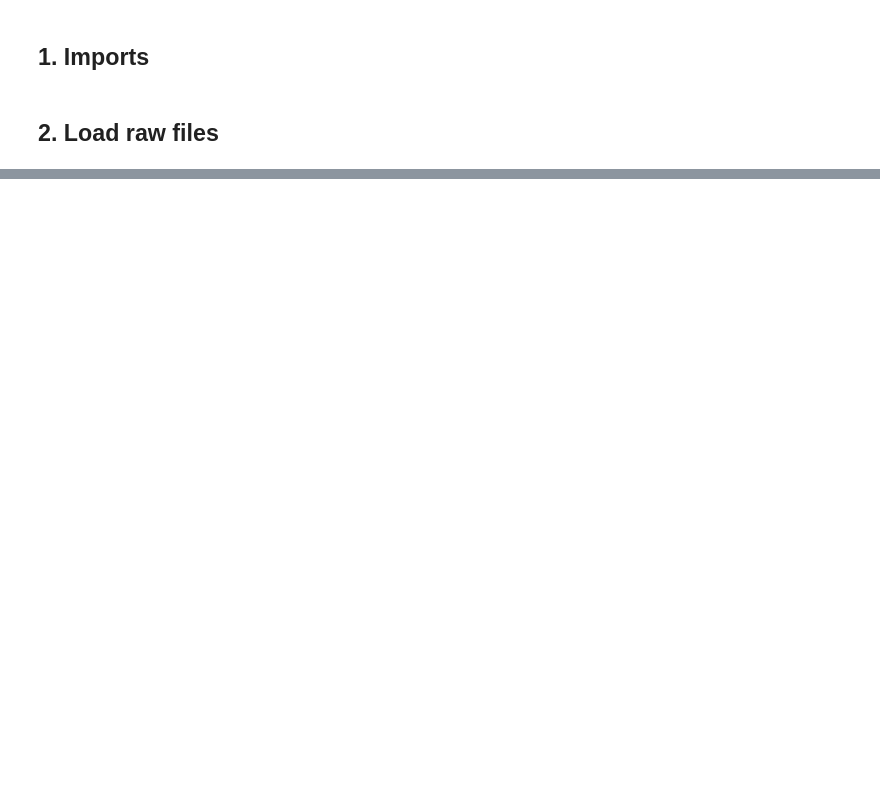
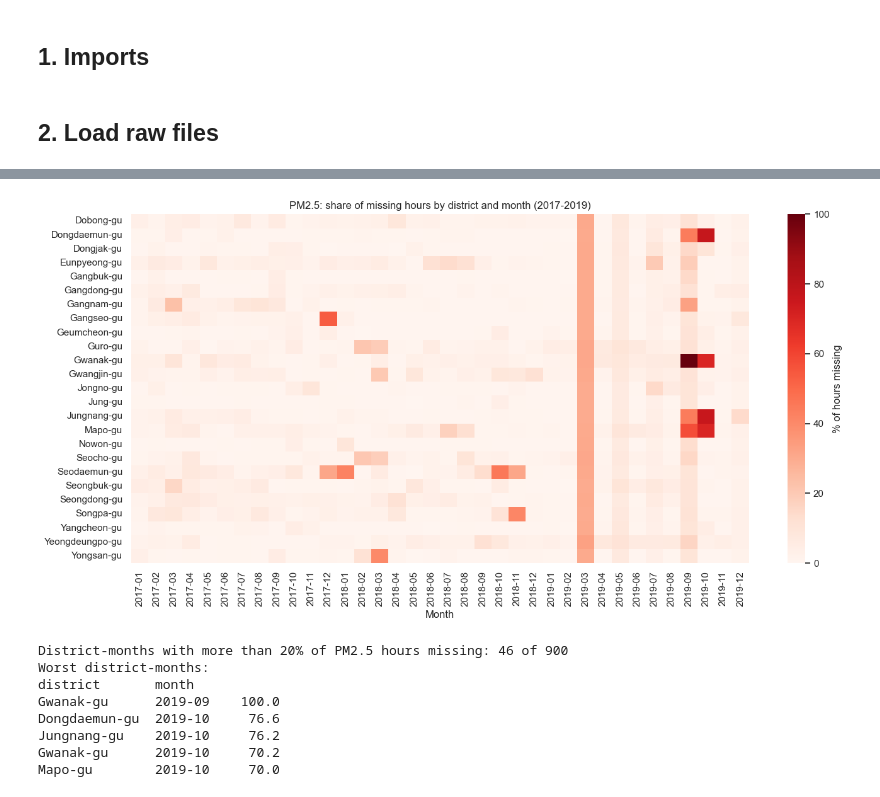
Before and after one commit to moliiner/air_pollution_analysis_seoul, a Jupyter notebook: notebooks/01_data_cleaning.ipynb, the cells around one changed output, grey strips where cells are left out. Saved outputs shown, nothing was run; the diff lists cells and outputs as text; code cells hidden in the pictures; blank space fills up the shorter version.

```diff
--- a/notebooks/01_data_cleaning.ipynb
+++ b/notebooks/01_data_cleaning.ipynb
@@ -20,0 +43,4 @@ from seoul_air import config
+# %%
+stations = load_stations()
+print(stations.shape)
+stations[["station_code", "district", "latitude", "longitude"]].head()
@@ -20,0 +55,6 @@ from seoul_air import config
+# %%
+long = load_measurements()
+print("Shape:", long.shape)
+print("Period:", long["datetime"].min(), "to", long["datetime"].max())
+print("Stations:", long["station_code"].nunique(), "| Pollutants:", sorted(long["pollutant"].unique()))
+long.head()
@@ -30,0 +152,7 @@ from seoul_air import config
+# %%
+n_raw = len(long)
+n_bad_status = int((long["status"] != config.STATUS_NORMAL).sum())
+n_negative = int(((long["status"] == config.STATUS_NORMAL) & (long["value"] < 0)).sum())
+
+valid = keep_valid_readings(long)
+valid.groupby("pollutant")["value"].describe(percentiles=[0.5, 0.99, 0.999]).round(3)
@@ -30,0 +174,10 @@ from seoul_air import config
+# %%
+pollutants = list(POLLUTANTS)
+wide = to_wide(valid)
+hourly = complete_hourly_grid(wide, long["datetime"].min(), long["datetime"].max(),
+                              sorted(stations["station_code"]))
+hourly = hourly.merge(stations[["station_code", "district"]], on="station_code", how="left")
+hourly = hourly[["datetime", "station_code", "district"] + pollutants]
+print("Hourly grid:", hourly.shape, "=",
+      hourly["datetime"].nunique(), "hours x", hourly["station_code"].nunique(), "stations")
+hourly[pollutants].isna().mean().mul(100).round(2).to_frame("missing_hours_%")
@@ -30,0 +193,26 @@ from seoul_air import config
+# %%
+miss = (hourly.assign(month=hourly["datetime"].dt.to_period("M").astype(str))
+             .groupby(["district", "month"])["pm25"]
+             .apply(lambda s: s.isna().mean() * 100)
+             .unstack())
+fig, ax = plt.subplots(figsize=(14, 7))
+sns.heatmap(miss, cmap="Reds", vmin=0, vmax=100, cbar_kws={"label": "% of hours missing"}, ax=ax)
+ax.set_title("PM2.5: share of missing hours by district and month (2017-2019)")
+ax.set_xlabel("Month")
+ax.set_ylabel("")
+fig.tight_layout()
+fig.savefig(config.FIGURES / "01_missing_pm25.png", dpi=120)
+plt.show()
+print("District-months with more than 20% of PM2.5 hours missing:", int((miss > 20).sum().sum()), "of", miss.size)
+print("Worst district-months:")
+print(miss.stack().sort_values(ascending=False).head(5).round(1).to_string())
+# %% [output]
+[figure, added]
+District-months with more than 20% of PM2.5 hours missing: 46 of 900
+Worst district-months:
+district       month
+Gwanak-gu      2019-09    100.0
+Dongdaemun-gu  2019-10     76.6
+Jungnang-gu    2019-10     76.2
+Gwanak-gu      2019-10     70.2
+Mapo-gu        2019-10     70.0
```
Also changed, not shown: parts of 32 cells of this notebook, 39 other files.
